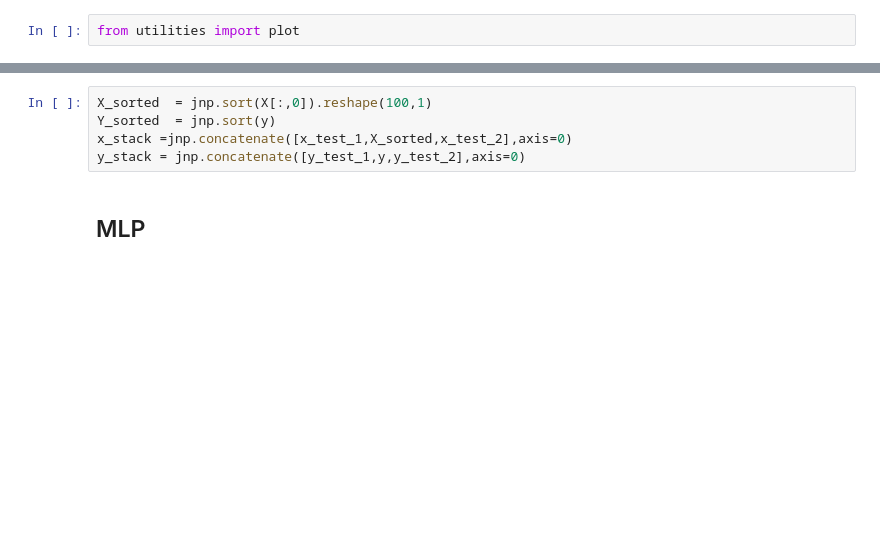
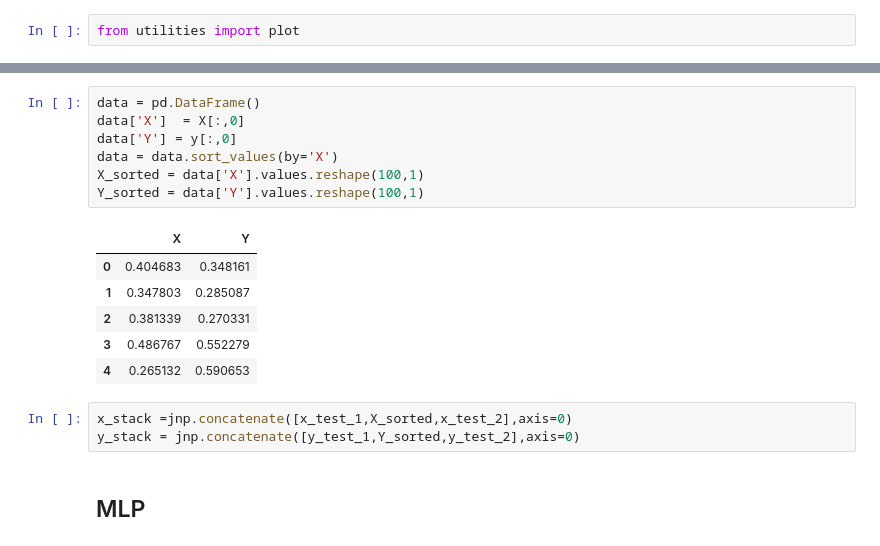
Before and after one commit to nipunbatra/bnn-zoo, a Jupyter notebook: notebooks/regression/sinData_comparison.ipynb, the cells around one changed output, grey strips where cells are left out. Drawn from its saved outputs; the diff is of its cells as text; blank space fills up the shorter version.

```diff
--- a/notebooks/regression/sinData_comparison.ipynb
+++ b/notebooks/regression/sinData_comparison.ipynb
@@ -30,11 +35,23 @@ X,y,x_test_1,y_test_1,x_test_2,y_test_2 = sin_data.load_data()
 plot.plot_actualdata(X,y,x_test_1,y_test_1,x_test_2,y_test_2)
 # %% [output]
 [figure]
+# %%
+data = pd.DataFrame()
+data['X']  = X[:,0]
+data['Y'] = y[:,0]
+data = data.sort_values(by='X')
+X_sorted = data['X'].values.reshape(100,1)
+Y_sorted = data['Y'].values.reshape(100,1)
+# %% [output]
+|  | X | Y |
+| 0 | 0.404683 | 0.348161 |
+| 1 | 0.347803 | 0.285087 |
+| 2 | 0.381339 | 0.270331 |
+| 3 | 0.486767 | 0.552279 |
+| 4 | 0.265132 | 0.590653 |
 # %%
-X_sorted  = jnp.sort(X[:,0]).reshape(100,1)
-Y_sorted  = jnp.sort(y)
 x_stack =jnp.concatenate([x_test_1,X_sorted,x_test_2],axis=0)
-y_stack = jnp.concatenate([y_test_1,y,y_test_2],axis=0)
+y_stack = jnp.concatenate([y_test_1,Y_sorted,y_test_2],axis=0)
 # %% [markdown]
 ## MLP
 # %%
```
Also changed, not shown: parts of 11 cells of this notebook, 1 other file.
